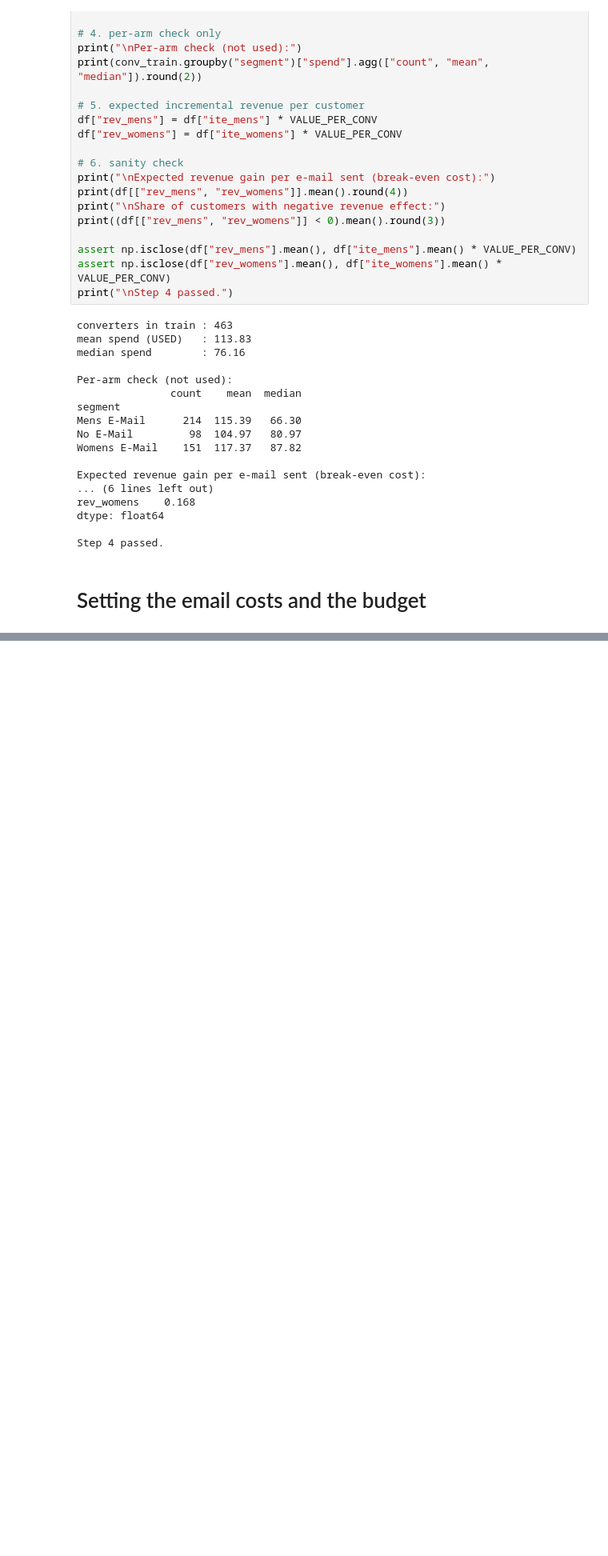
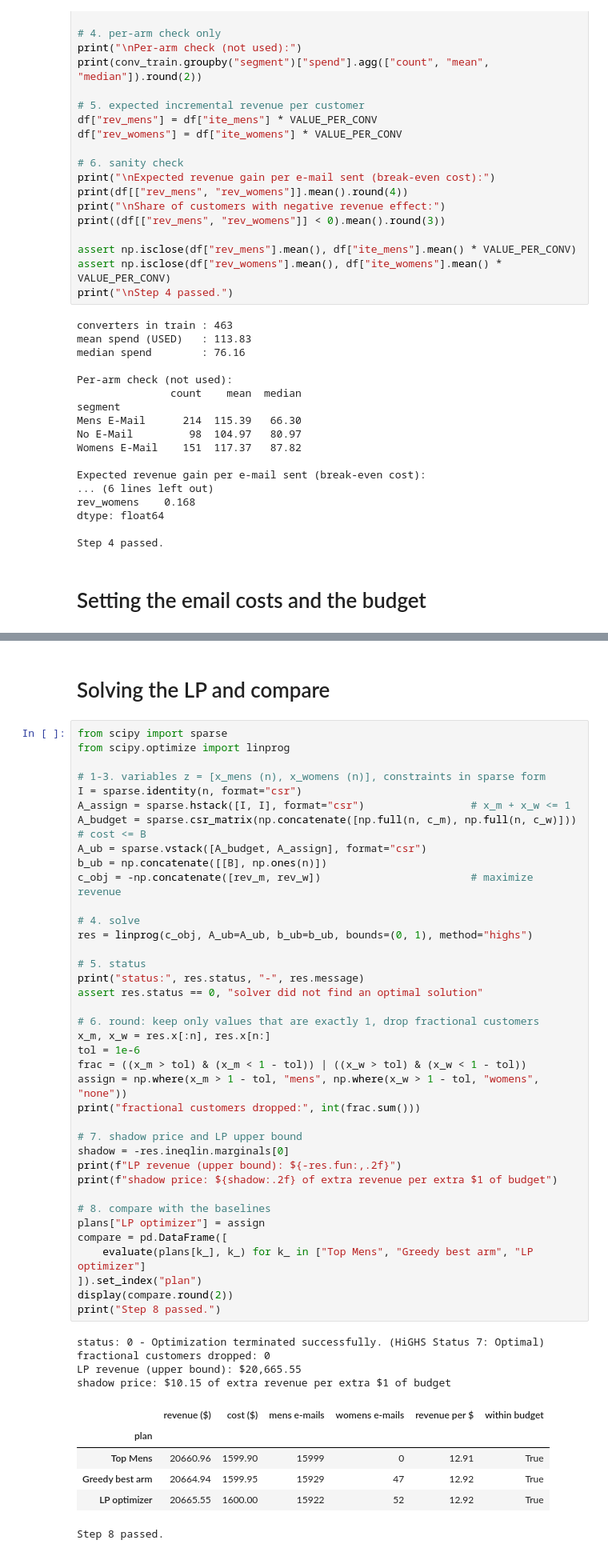
Before and after one commit to Sharathh-K/project, a Jupyter notebook: Notebooks/Budget_optimization.ipynb, the cells around one changed output, grey strips where cells are left out. Shown at 80% size. Drawn from its saved outputs; the diff is of its cells as text; blank space fills up the shorter version.

```diff
--- a/Notebooks/Budget_optimization.ipynb
+++ b/Notebooks/Budget_optimization.ipynb
@@ -212,0 +337,51 @@ Step 5 passed.
+# %% [markdown]
+# Solving the LP and compare
+# %%
+from scipy import sparse
+from scipy.optimize import linprog
+
+# 1-3. variables z = [x_mens (n), x_womens (n)], constraints in sparse form
+I = sparse.identity(n, format="csr")
+A_assign = sparse.hstack([I, I], format="csr")                 # x_m + x_w <= 1
+A_budget = sparse.csr_matrix(np.concatenate([np.full(n, c_m), np.full(n, c_w)]))   # cost <= B
+A_ub = sparse.vstack([A_budget, A_assign], format="csr")
+b_ub = np.concatenate([[B], np.ones(n)])
+c_obj = -np.concatenate([rev_m, rev_w])                        # maximize revenue
+
+# 4. solve
+res = linprog(c_obj, A_ub=A_ub, b_ub=b_ub, bounds=(0, 1), method="highs")
+
+# 5. status
+print("status:", res.status, "-", res.message)
+assert res.status == 0, "solver did not find an optimal solution"
+
+# 6. round: keep only values that are exactly 1, drop fractional customers
+x_m, x_w = res.x[:n], res.x[n:]
+tol = 1e-6
+frac = ((x_m > tol) & (x_m < 1 - tol)) | ((x_w > tol) & (x_w < 1 - tol))
+assign = np.where(x_m > 1 - tol, "mens", np.where(x_w > 1 - tol, "womens", "none"))
+print("fractional customers dropped:", int(frac.sum()))
+
+# 7. shadow price and LP upper bound
+shadow = -res.ineqlin.marginals[0]
+print(f"LP revenue (upper bound): ${-res.fun:,.2f}")
+print(f"shadow price: ${shadow:.2f} of extra revenue per extra $1 of budget")
+
+# 8. compare with the baselines
+plans["LP optimizer"] = assign
+compare = pd.DataFrame([
+    evaluate(plans[k_], k_) for k_ in ["Top Mens", "Greedy best arm", "LP optimizer"]
+]).set_index("plan")
+display(compare.round(2))
+print("Step 8 passed.")
+# %% [output]
+status: 0 - Optimization terminated successfully. (HiGHS Status 7: Optimal)
+fractional customers dropped: 0
+LP revenue (upper bound): $20,665.55
+shadow price: $10.15 of extra revenue per extra $1 of budget
+|  | revenue ($) | cost ($) | mens e-mails | womens e-mails | revenue per $ | within budget |
+| plan |  |  |  |  |  |  |
+| Top Mens | 20660.96 | 1599.90 | 15999 | 0 | 12.91 | True |
+| Greedy best arm | 20664.94 | 1599.95 | 15929 | 47 | 12.92 | True |
+| LP optimizer | 20665.55 | 1600.00 | 15922 | 52 | 12.92 | True |
+Step 8 passed.
```
Also changed, not shown: parts of 7 cells of this notebook, 2 other files.
